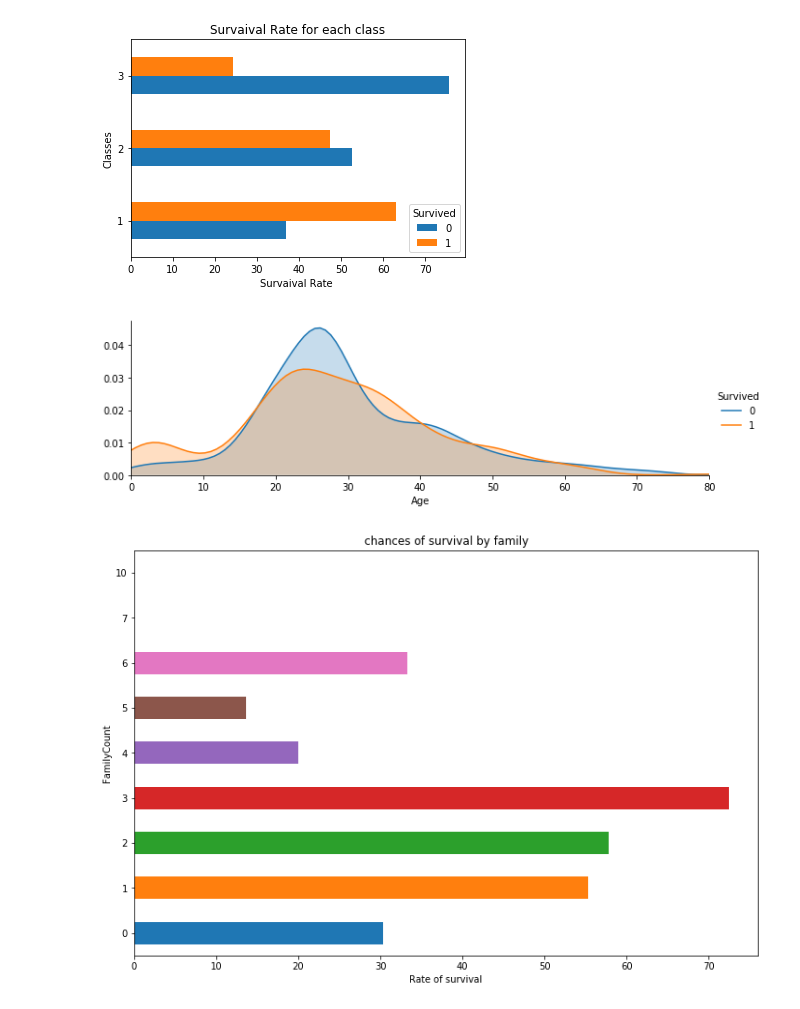
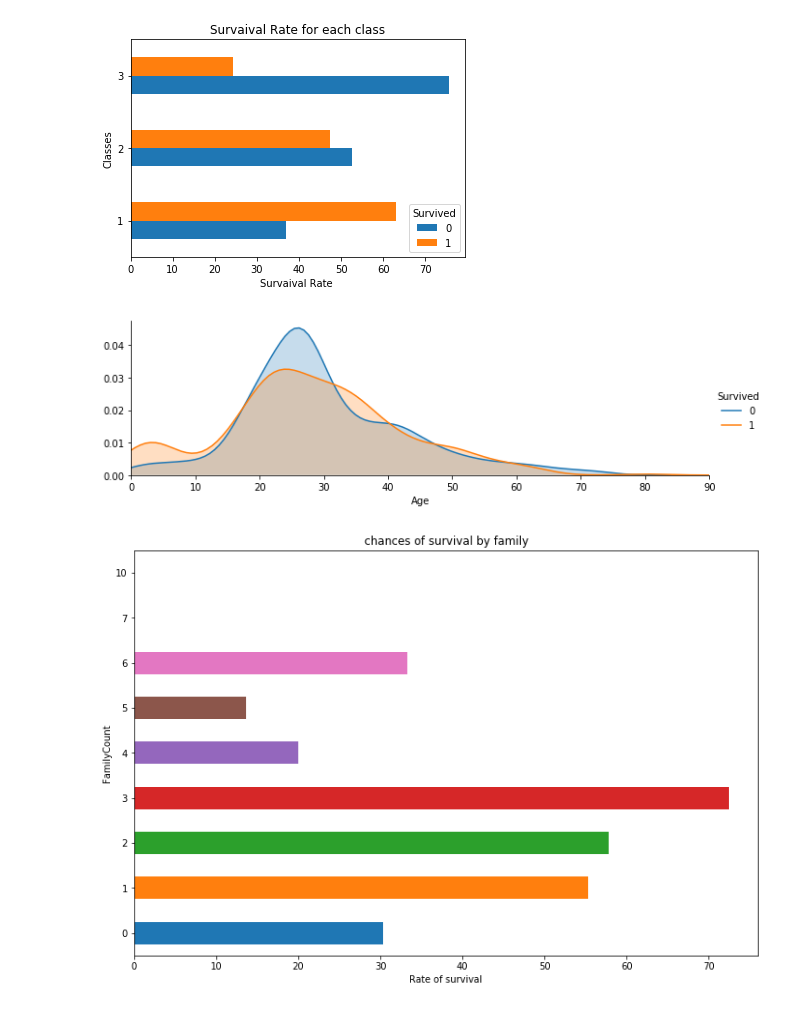
Before and after one commit to fsq2/Titanic, a Jupyter notebook: Titanic.ipynb, the cells around one changed output. Saved outputs shown, nothing was run; the diff lists cells and outputs as text; code cells hidden in the pictures.

```diff
--- a/Titanic.ipynb
+++ b/Titanic.ipynb
@@ -170,0 +173,3 @@ titanic.columns
+# %%
+# I have a column called IsReverend so no need for this column
+titanic = titanic.drop('Title_Rev', 1)
@@ -347,7 +431,7 @@ plt.xlabel('Survaival Rate ');
 # %%
 ageclass = sns.FacetGrid(titanic, hue='Survived', aspect=3, legend_out=True)
 ageclass.map(sns.kdeplot, "Age", shade=True).add_legend()
-ageclass.set(xlim=(0, 80));
+ageclass.set(xlim=(0, 90));
 # %% [output]
-[figure, old version]
+[figure, new version]
 # %%
```
Also changed, not shown: parts of 55 cells of this notebook, 1 other file.
